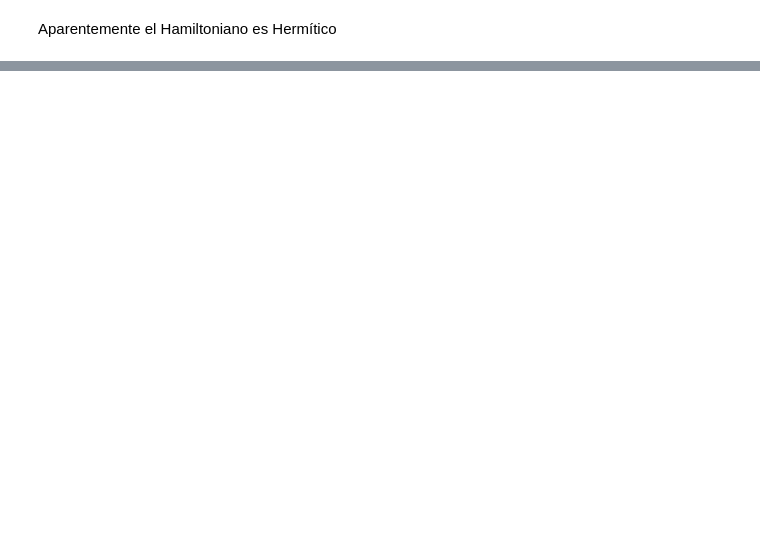
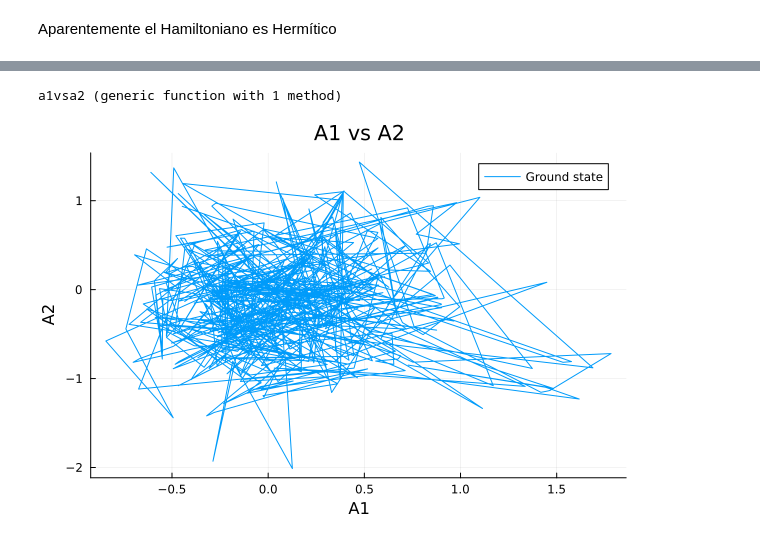
Before and after one commit to JorgeA22-cpu/ClaseComputo, a Jupyter notebook: Proyectos/PruebaArticulo.ipynb, the cells around one changed output, grey strips where cells are left out. Cells and saved outputs as stored; diff of their text form; code cells hidden in the pictures; blank space fills up the shorter version.

```diff
--- a/Proyectos/PruebaArticulo.ipynb
+++ b/Proyectos/PruebaArticulo.ipynb
@@ -280,7 +280,7 @@ function energyvsparameter2(xmin,step,xmax)
     return energy
 end
 
-B1 = kron(Sigmas[1],Alocal(3,cd))
-B2 = kron(Alocal(3,df),Sigmas[2])
+B1 = kron(sigmax,Alocal(3,cd))
+B2 = kron(Alocal(3,df),sigmaz)
 # %% [output]
 8×8 Matrix{ComplexF64}:
@@ -341,0 +349,22 @@ plot(x,real(Vals'))
+# %%
+function a1vsa2(xin,step,xfin, n) #n = 1 es el estado fundamental y n = 2 es el primer estado excitado, etc
+    x = xin:step:xfin
+    a1 = zeros(ComplexF64,length(x))
+    a2 = zeros(ComplexF64,length(x))
+    for i in 1:length(x)
+        H = B1.*cos(x[i]) + B2.*sin(x[i])
+        eigvec = eigen(H).vectors
+        eigenvecadj = adjoint(eigvec)
+        rho = kron(eigvec[n,:],transpose(eigenvecadj[:,n])) # Matriz de densidad para el estado fundamental
+        a1[i] = tr(rho*A1)
+        a2[i] = tr(rho*A2)
+    end
+    return a1,a2
+end
+# %% [output]
+a1vsa2 (generic function with 1 method)
+# %%
+aa = a1vsa2(0,0.01,6,1)
+plot(real(aa[1]),real(aa[2]),xlabel = "A1", ylabel = "A2", label = "Ground state", title = "A1 vs A2")
+# %% [output]
+[figure, added]
```
Also changed, not shown: parts of 17 cells of this notebook, 1 other file.
